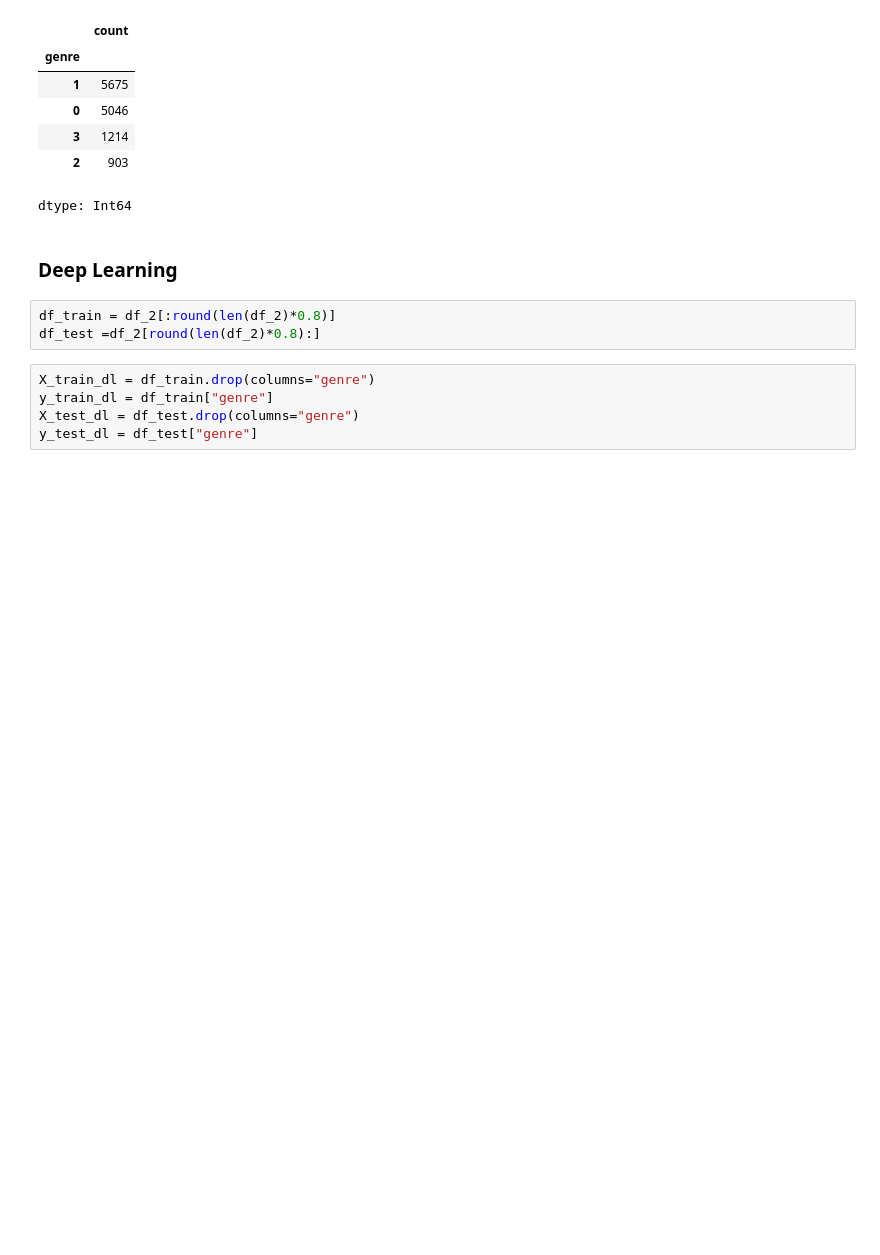
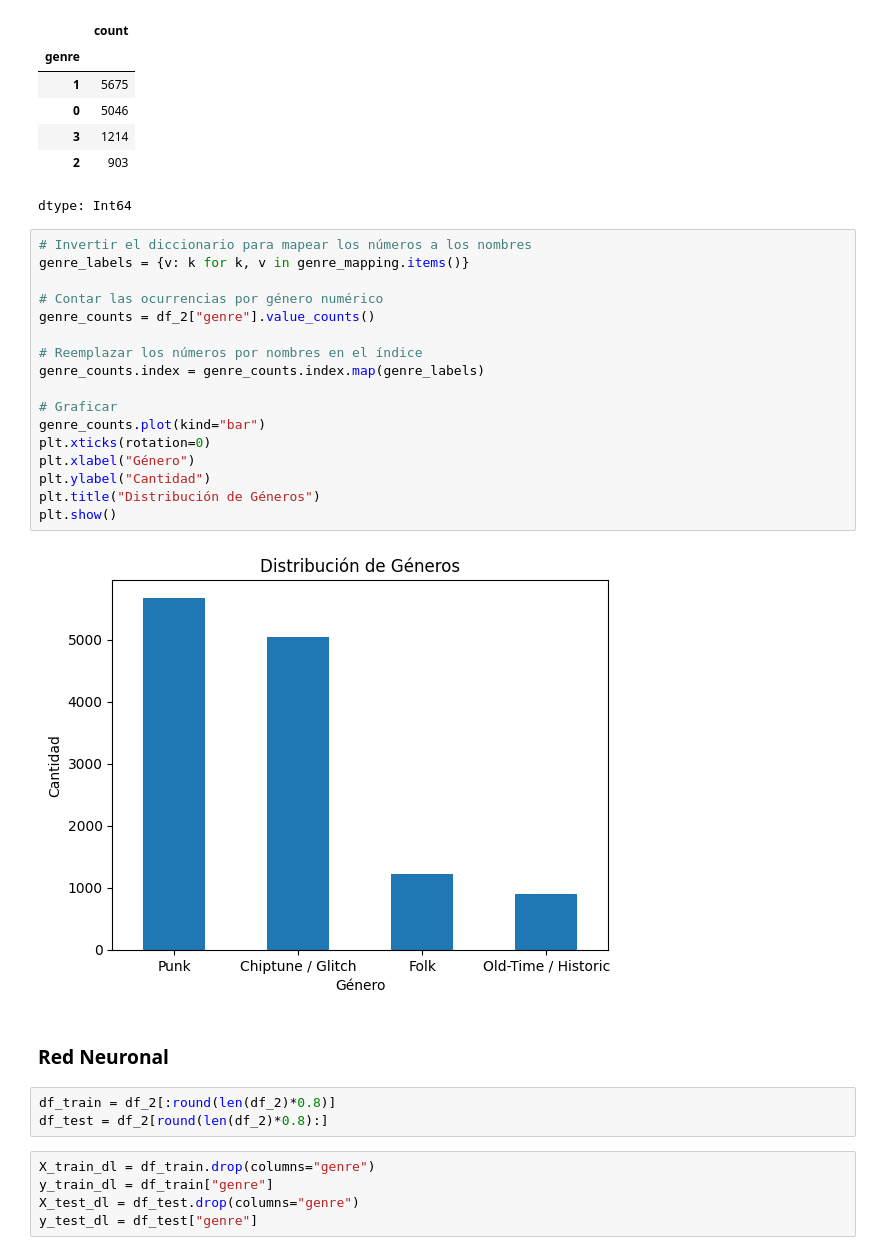
Before and after one commit to LucasQuintoDiario/ML_music_genres, a Jupyter notebook: notebooks/03_Entrenamiento_Evaluacion.ipynb, the cells around one changed output. Drawn from its saved outputs; the diff is of its cells as text; blank space fills up the shorter version.

```diff
--- a/notebooks/03_Entrenamiento_Evaluacion.ipynb
+++ b/notebooks/03_Entrenamiento_Evaluacion.ipynb
@@ -681,11 +712,30 @@ df_2["genre"].value_counts()
 | 3 | 1214 |
 | 2 | 903 |
 dtype: Int64
-# %% [markdown]
-### Deep Learning
+# %%
+# Invertir el diccionario para mapear los números a los nombres
+genre_labels = {v: k for k, v in genre_mapping.items()}
+
+# Contar las ocurrencias por género numérico
+genre_counts = df_2["genre"].value_counts()
+
+# Reemplazar los números por nombres en el índice
+genre_counts.index = genre_counts.index.map(genre_labels)
+
+# Graficar
+genre_counts.plot(kind="bar")
+plt.xticks(rotation=0)
+plt.xlabel("Género")
+plt.ylabel("Cantidad")
+plt.title("Distribución de Géneros")
+plt.show()
+# %% [output]
+[figure, added]
+# %% [markdown]
+### Red Neuronal
 # %%
 df_train = df_2[:round(len(df_2)*0.8)]
-df_test =df_2[round(len(df_2)*0.8):]
+df_test = df_2[round(len(df_2)*0.8):]
 # %%
 X_train_dl = df_train.drop(columns="genre")
 y_train_dl = df_train["genre"]
```
Also changed, not shown: parts of 21 cells of this notebook, 9 other files.
